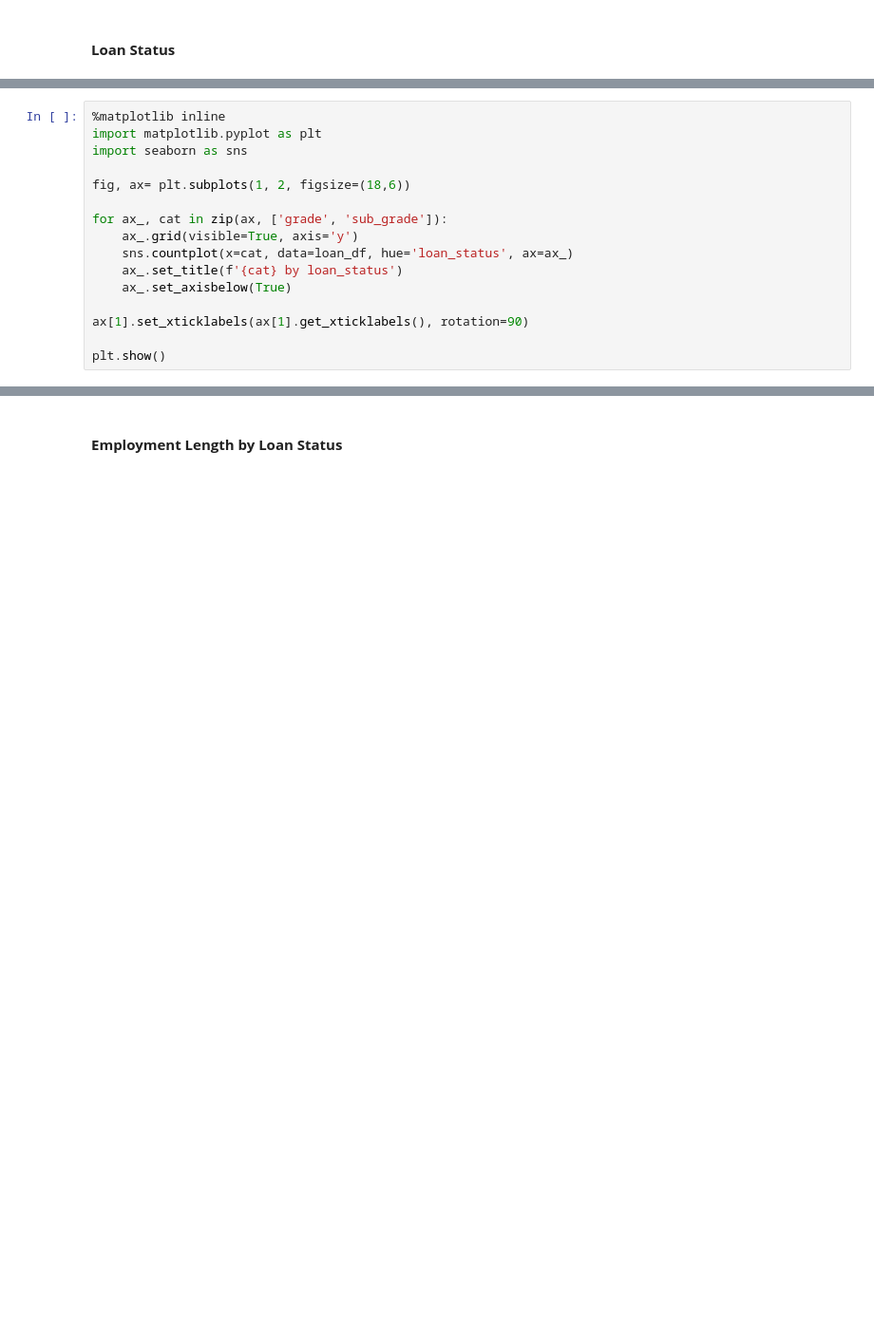
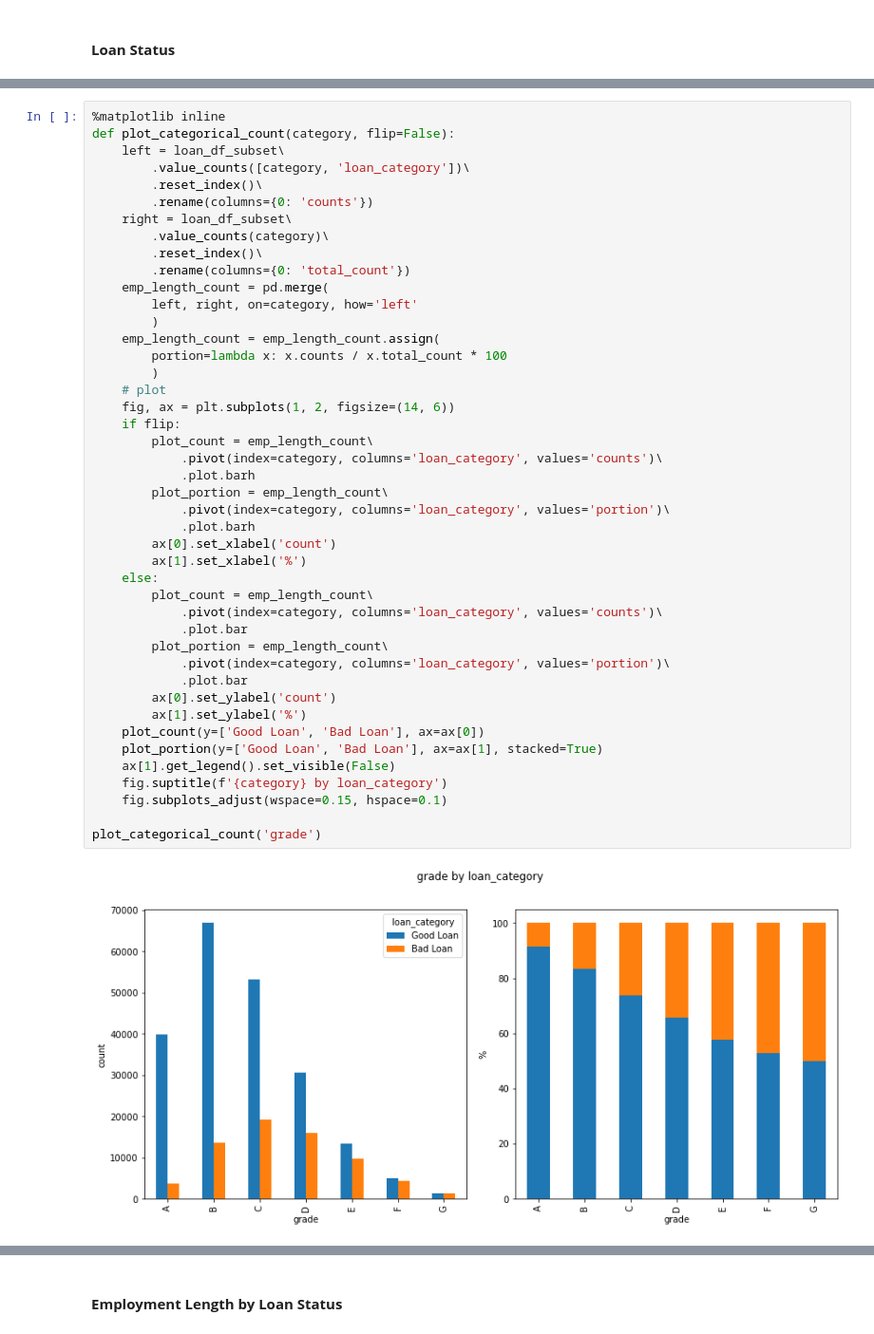
Before and after one commit to nbarizki/creditdefaultml, a Jupyter notebook: 2_Data_exploration.ipynb, the cells around one changed output, grey strips where cells are left out. Shown: that part at 95% size. Drawn from its saved outputs; the diff is of its cells as text; blank space fills up the shorter version.

```diff
--- a/2_Data_exploration.ipynb
+++ b/2_Data_exploration.ipynb
@@ -238,16 +317,46 @@ loan_df.drop(
-# %%
-%matplotlib inline
-import matplotlib.pyplot as plt
-import seaborn as sns
-
-fig, ax= plt.subplots(1, 2, figsize=(18,6))
-
-for ax_, cat in zip(ax, ['grade', 'sub_grade']):
-    ax_.grid(visible=True, axis='y')
-    sns.countplot(x=cat, data=loan_df, hue='loan_status', ax=ax_)
-    ax_.set_title(f'{cat} by loan_status')
-    ax_.set_axisbelow(True)
-
-ax[1].set_xticklabels(ax[1].get_xticklabels(), rotation=90)
-
-plt.show()
+# %%
+%matplotlib inline
+def plot_categorical_count(category, flip=False):
+    left = loan_df_subset\
+        .value_counts([category, 'loan_category'])\
+        .reset_index()\
+        .rename(columns={0: 'counts'})
+    right = loan_df_subset\
+        .value_counts(category)\
+        .reset_index()\
+        .rename(columns={0: 'total_count'})
+    emp_length_count = pd.merge(
+        left, right, on=category, how='left'
+        )
+    emp_length_count = emp_length_count.assign(
+        portion=lambda x: x.counts / x.total_count * 100
+        )
+    # plot
+    fig, ax = plt.subplots(1, 2, figsize=(14, 6))
+    if flip:
+        plot_count = emp_length_count\
+            .pivot(index=category, columns='loan_category', values='counts')\
+            .plot.barh
+        plot_portion = emp_length_count\
+            .pivot(index=category, columns='loan_category', values='portion')\
+            .plot.barh
+        ax[0].set_xlabel('count')
+        ax[1].set_xlabel('%')
+    else:
+        plot_count = emp_length_count\
+            .pivot(index=category, columns='loan_category', values='counts')\
+            .plot.bar
+        plot_portion = emp_length_count\
+            .pivot(index=category, columns='loan_category', values='portion')\
+            .plot.bar
+        ax[0].set_ylabel('count')
+        ax[1].set_ylabel('%')
+    plot_count(y=['Good Loan', 'Bad Loan'], ax=ax[0])
+    plot_portion(y=['Good Loan', 'Bad Loan'], ax=ax[1], stacked=True)
+    ax[1].get_legend().set_visible(False)
+    fig.suptitle(f'{category} by loan_category')
+    fig.subplots_adjust(wspace=0.15, hspace=0.1)
+
+plot_categorical_count('grade')
+# %% [output]
+[figure, added]
```
Also changed, not shown: parts of 48 cells of this notebook, 1 other file.
